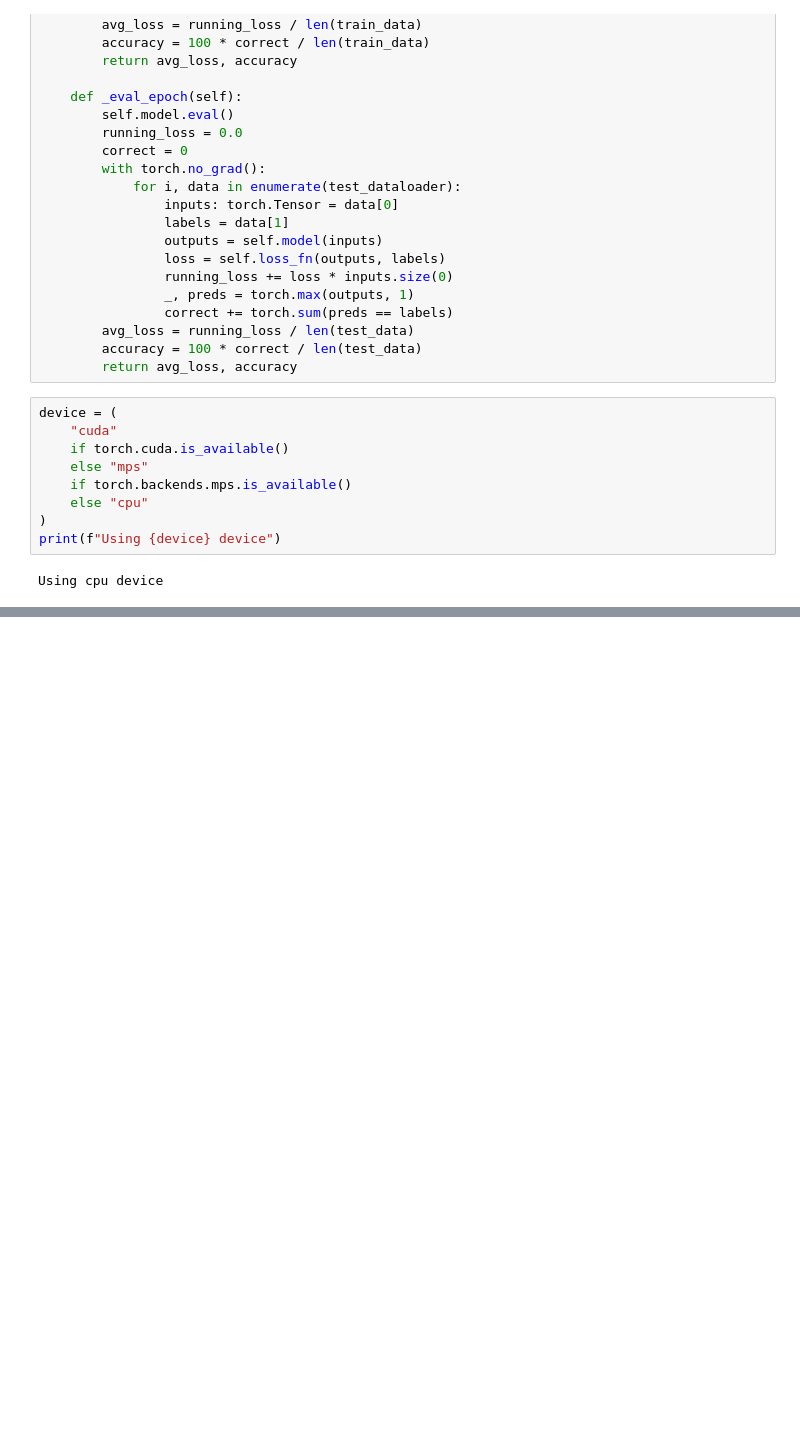
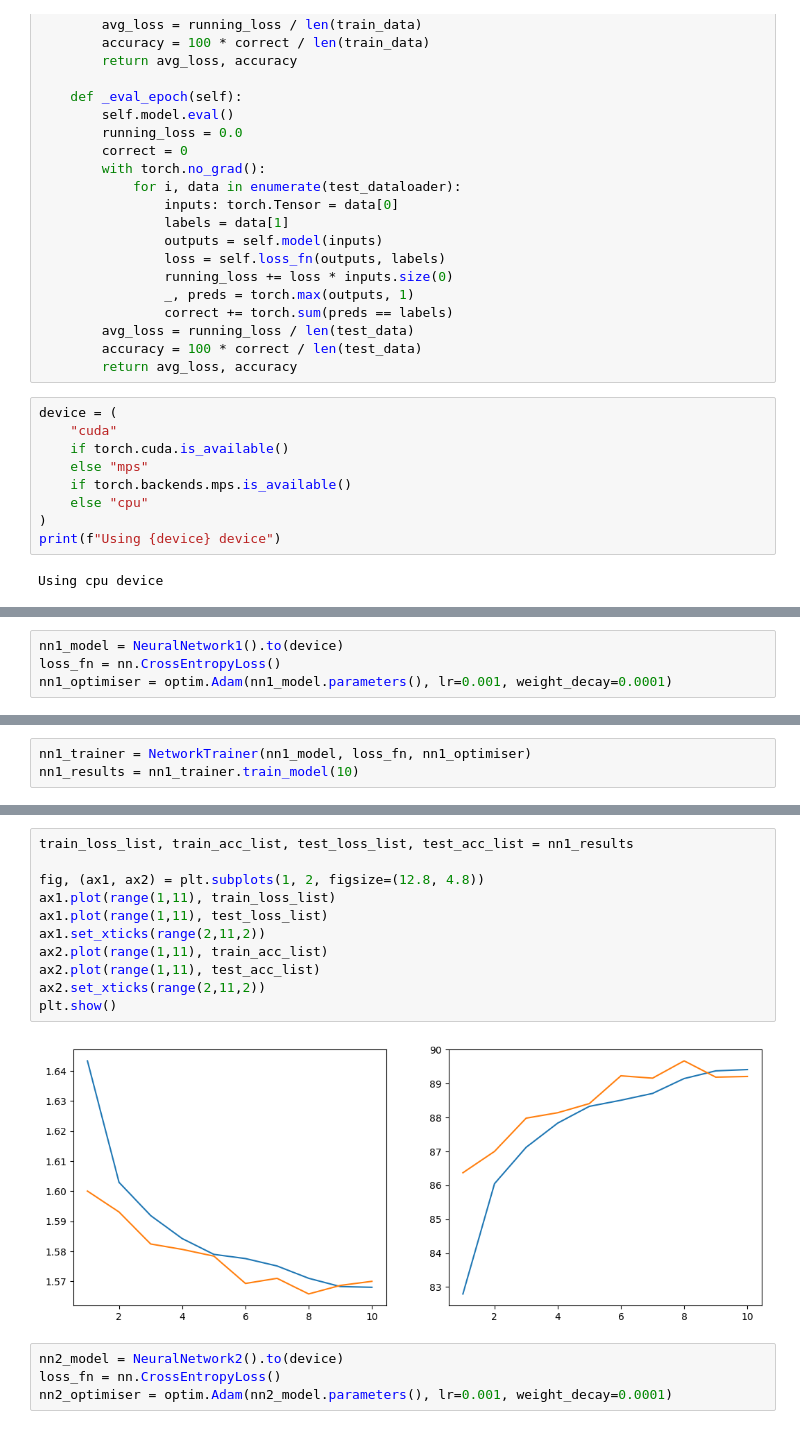
Before and after one commit to AlexanderDBell/TheDeveloperAcademy-Bootcamp, a Jupyter notebook: Final Project/clothes_detector.ipynb, the cells around one changed output, grey strips where cells are left out. Saved outputs shown, nothing was run; the diff lists cells and outputs as text; blank space fills up the shorter version.

```diff
--- a/Final Project/clothes_detector.ipynb
+++ b/Final Project/clothes_detector.ipynb
@@ -304,0 +491,4 @@ plt.show()
+# %%
+nn1_model = NeuralNetwork1().to(device)
+loss_fn = nn.CrossEntropyLoss()
+nn1_optimiser = optim.Adam(nn1_model.parameters(), lr=0.001, weight_decay=0.0001)
@@ -304,0 +515,3 @@ plt.show()
+# %%
+nn1_trainer = NetworkTrainer(nn1_model, loss_fn, nn1_optimiser)
+nn1_results = nn1_trainer.train_model(10)
@@ -304,0 +536,17 @@ plt.show()
+# %%
+train_loss_list, train_acc_list, test_loss_list, test_acc_list = nn1_results
+
+fig, (ax1, ax2) = plt.subplots(1, 2, figsize=(12.8, 4.8))
+ax1.plot(range(1,11), train_loss_list)
+ax1.plot(range(1,11), test_loss_list)
+ax1.set_xticks(range(2,11,2))
+ax2.plot(range(1,11), train_acc_list)
+ax2.plot(range(1,11), test_acc_list)
+ax2.set_xticks(range(2,11,2))
+plt.show()
+# %% [output]
+[figure, added]
+# %%
+nn2_model = NeuralNetwork2().to(device)
+loss_fn = nn.CrossEntropyLoss()
+nn2_optimiser = optim.Adam(nn2_model.parameters(), lr=0.001, weight_decay=0.0001)
```
Also changed, not shown: parts of 38 cells of this notebook.
